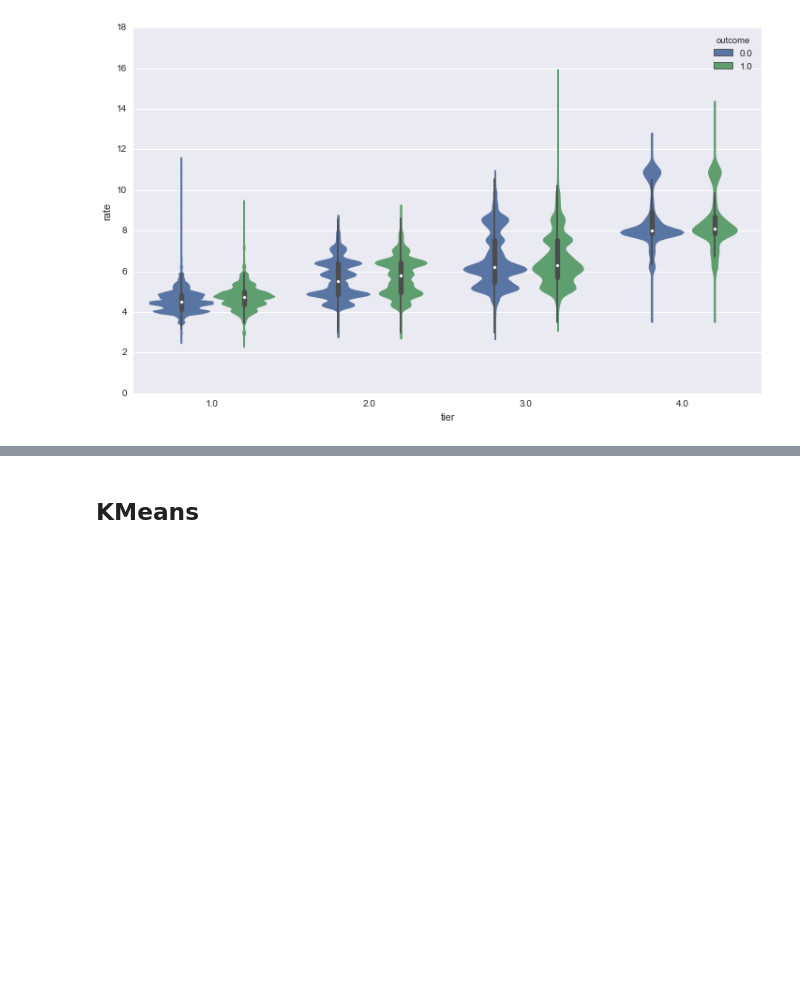
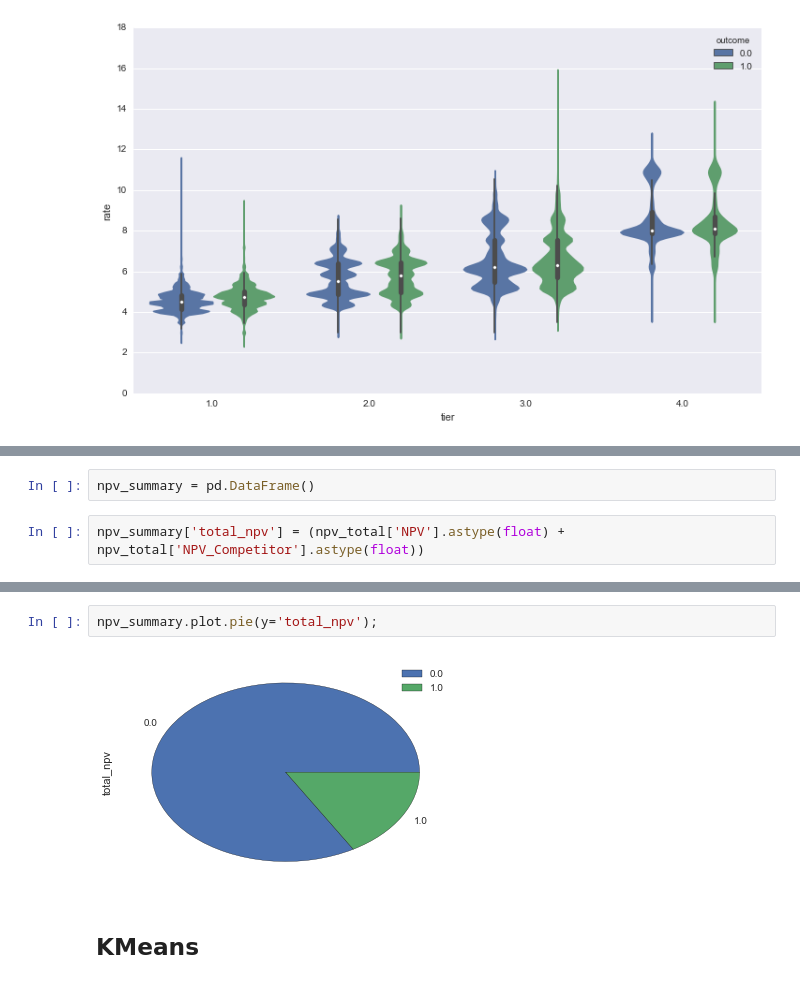
Before and after one commit to carlespoles/DSCI6006-student, a Jupyter notebook: week6/eCar_Case-Team-7.ipynb, the cells around one changed output, grey strips where cells are left out. Drawn from its saved outputs; the diff is of its cells as text; blank space fills up the shorter version.

```diff
--- a/week6/eCar_Case-Team-7.ipynb
+++ b/week6/eCar_Case-Team-7.ipynb
@@ -274,0 +333,4 @@ AttributeError: 'float' object has no attribute '2'
+# %%
+npv_summary = pd.DataFrame()
+# %%
+npv_summary['total_npv'] = (npv_total['NPV'].astype(float) + npv_total['NPV_Competitor'].astype(float))
@@ -275,3 +344,7 @@ AttributeError: 'float' object has no attribute '2'
+# %%
+npv_summary.plot.pie(y='total_npv');
+# %% [output]
+[figure, added]
 # %% [markdown]
 ## KMeans
 # %%
```
Also changed, not shown: parts of 16 cells of this notebook.
